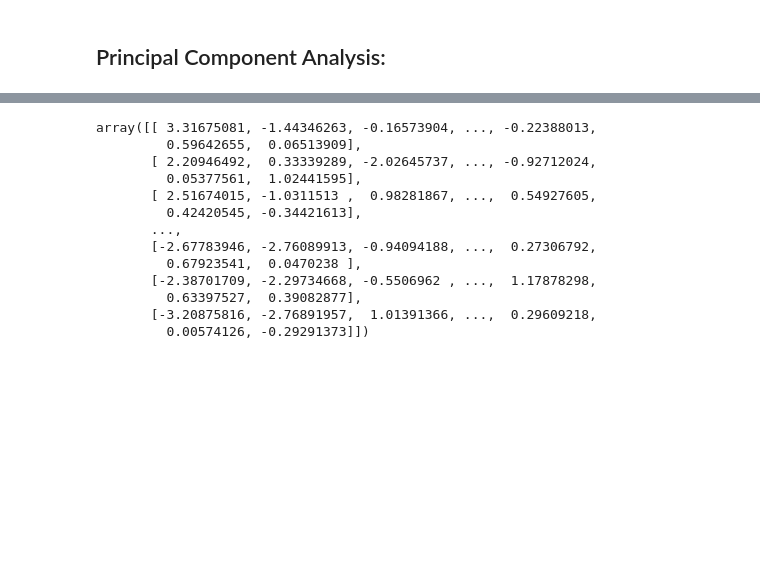
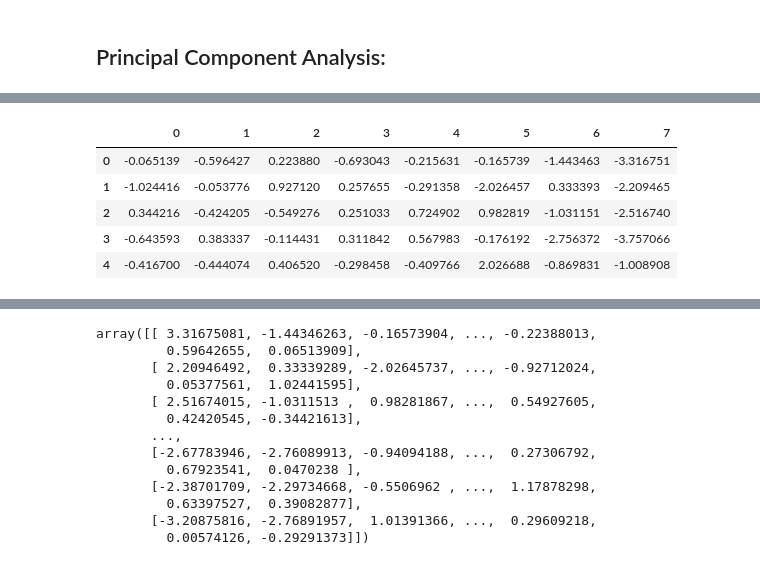
Before and after one commit to harish3110/Principal-Component-Analysis, a Jupyter notebook: Unsupervised Learning - Day 1.ipynb, the cells around one changed output, grey strips where cells are left out. Drawn from its saved outputs; the diff is of its cells as text; code cells hidden in the pictures; blank space fills up the shorter version.

```diff
--- a/Unsupervised Learning - Day 1.ipynb
+++ b/Unsupervised Learning - Day 1.ipynb
@@ -225,0 +373,11 @@ features_transformed.head()
+# %%
+# Applying Transpose of new_coordinates
+features_transformed = features_transformed.T
+features_transformed.head()
+# %% [output]
+|  | 0 | 1 | 2 | 3 | 4 | 5 | 6 | 7 |
+| 0 | -0.065139 | -0.596427 | 0.223880 | -0.693043 | -0.215631 | -0.165739 | -1.443463 | -3.316751 |
+| 1 | -1.024416 | -0.053776 | 0.927120 | 0.257655 | -0.291358 | -2.026457 | 0.333393 | -2.209465 |
+| 2 | 0.344216 | -0.424205 | -0.549276 | 0.251033 | 0.724902 | 0.982819 | -1.031151 | -2.516740 |
+| 3 | -0.643593 | 0.383337 | -0.114431 | 0.311842 | 0.567983 | -0.176192 | -2.756372 | -3.757066 |
+| 4 | -0.416700 | -0.444074 | 0.406520 | -0.298458 | -0.409766 | 2.026688 | -0.869831 | -1.008908 |
```
Also changed, not shown: parts of 25 cells of this notebook.
